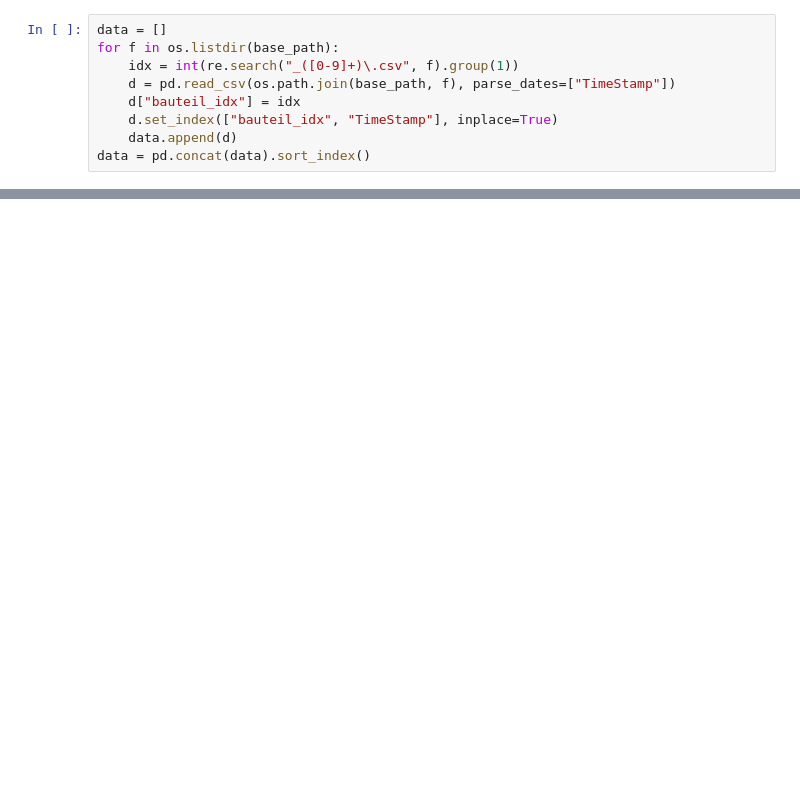
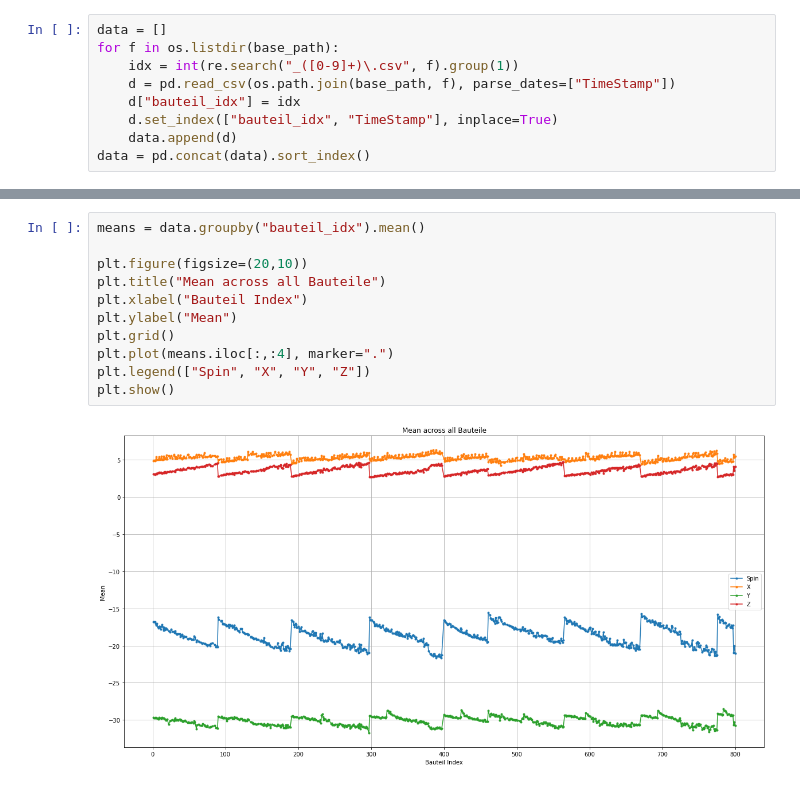
Before and after one commit to MartinNoc/SMiLe, a Jupyter notebook: predictive_maintenance/PredictiveMaintenancePlayground.ipynb, the cells around one changed output, grey strips where cells are left out. Cells and saved outputs as stored; diff of their text form; blank space fills up the shorter version.

```diff
--- a/predictive_maintenance/PredictiveMaintenancePlayground.ipynb
+++ b/predictive_maintenance/PredictiveMaintenancePlayground.ipynb
@@ -43,0 +47,13 @@ plt.show()
+# %%
+means = data.groupby("bauteil_idx").mean()
+
+plt.figure(figsize=(20,10))
+plt.title("Mean across all Bauteile")
+plt.xlabel("Bauteil Index")
+plt.ylabel("Mean")
+plt.grid()
+plt.plot(means.iloc[:,:4], marker=".")
+plt.legend(["Spin", "X", "Y", "Z"])
+plt.show()
+# %% [output]
+[figure, added]
```
Also changed, not shown: parts of 5 cells of this notebook.
